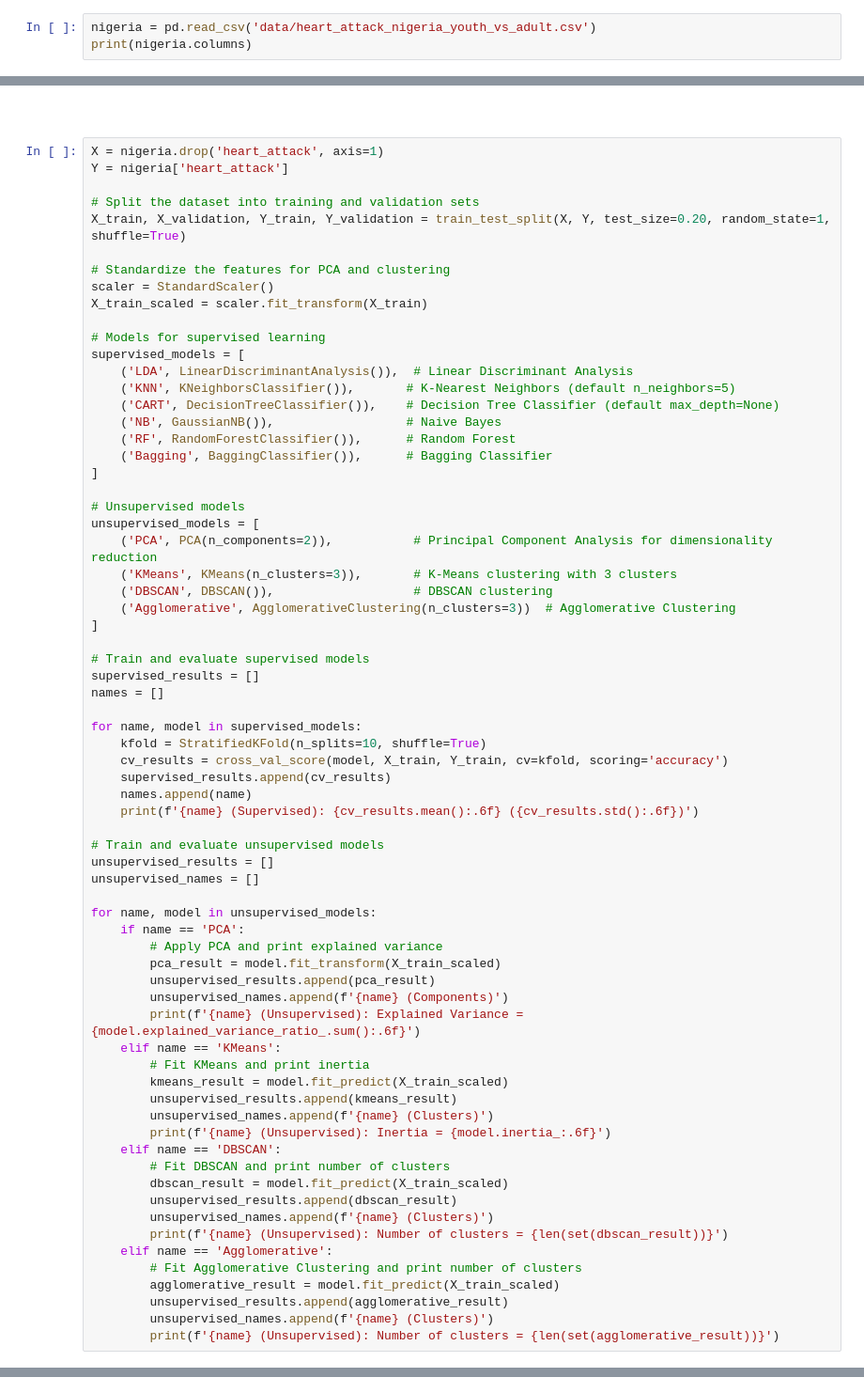
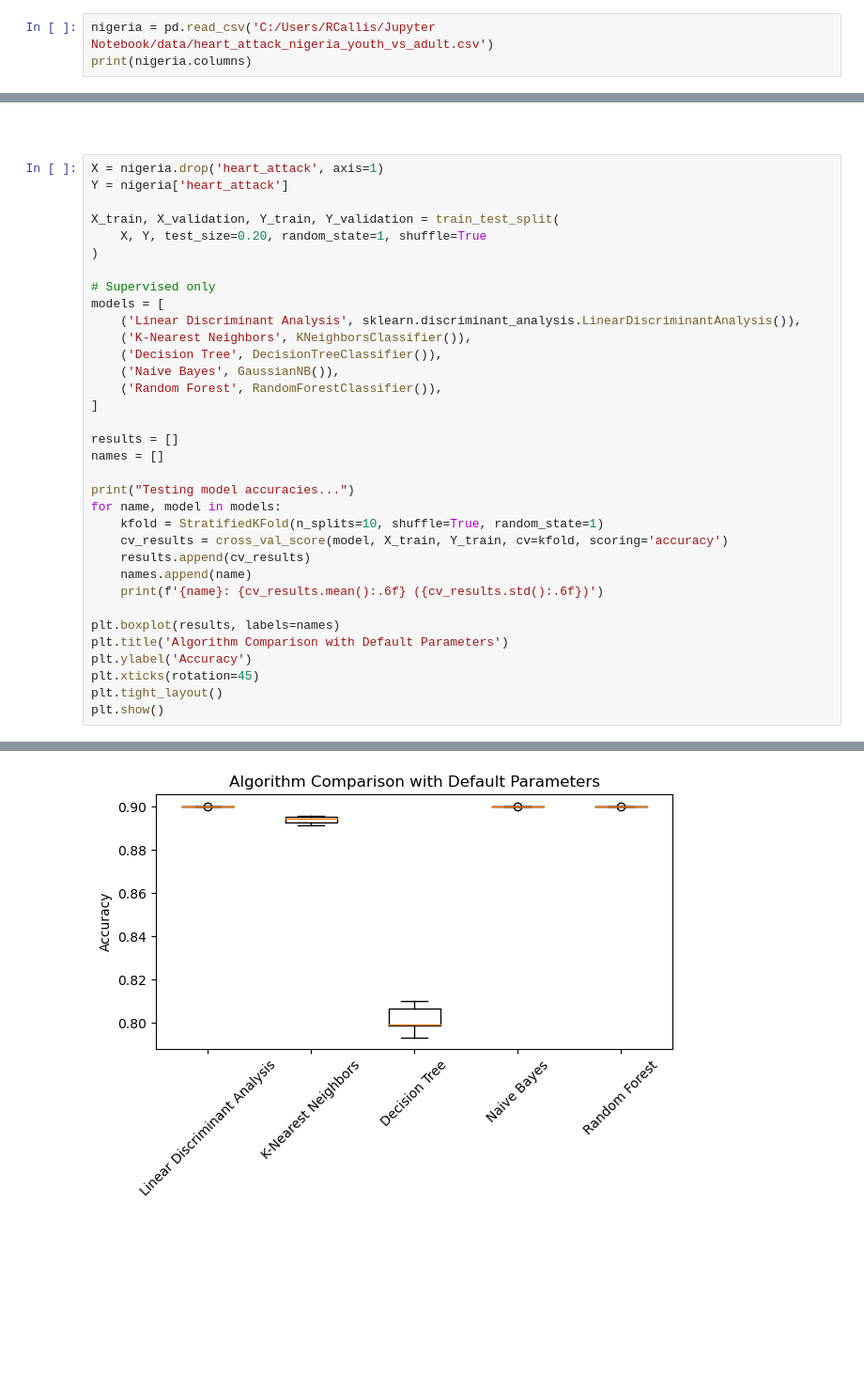
Before and after one commit to Trex504/Nigeria-Heart-Attacks, a Jupyter notebook: Data Science Final-checkpoint.ipynb, the cells around one changed output, grey strips where cells are left out. Shown at 94% size. Drawn from its saved outputs; the diff is of its cells as text; blank space fills up the shorter version.

Commit message:
Update jupyter file (ML)

```diff
--- a/Data Science Final-checkpoint.ipynb
+++ b/Data Science Final-checkpoint.ipynb
@@ -20,3 +21,3 @@ ImportError: cannot import name 'LinearDiscriminantAnalysis' from 'sklearn.linea
 # %%
-nigeria = pd.read_csv('data/heart_attack_nigeria_youth_vs_adult.csv')
+nigeria = pd.read_csv('C:/Users/RCallis/Jupyter Notebook/data/heart_attack_nigeria_youth_vs_adult.csv')
 print(nigeria.columns)
@@ -48,68 +85,34 @@ nigeria = pd.get_dummies(nigeria, drop_first=True)
 X = nigeria.drop('heart_attack', axis=1)
 Y = nigeria['heart_attack']
 
-# Split the dataset into training and validation sets
-X_train, X_validation, Y_train, Y_validation = train_test_split(X, Y, test_size=0.20, random_state=1, shuffle=True)
+X_train, X_validation, Y_train, Y_validation = train_test_split(
+    X, Y, test_size=0.20, random_state=1, shuffle=True
+)
 
-# Standardize the features for PCA and clustering
-scaler = StandardScaler()
-X_train_scaled = scaler.fit_transform(X_train)
-
-# Models for supervised learning
-supervised_models = [
-    ('LDA', LinearDiscriminantAnalysis()),  # Linear Discriminant Analysis
-    ('KNN', KNeighborsClassifier()),       # K-Nearest Neighbors (default n_neighbors=5)
-    ('CART', DecisionTreeClassifier()),    # Decision Tree Classifier (default max_depth=None)
-    ('NB', GaussianNB()),                  # Naive Bayes
-    ('RF', RandomForestClassifier()),      # Random Forest
-    ('Bagging', BaggingClassifier()),      # Bagging Classifier
+# Supervised only
+models = [
+    ('Linear Discriminant Analysis', sklearn.discriminant_analysis.LinearDiscriminantAnalysis()),
+    ('K-Nearest Neighbors', KNeighborsClassifier()),
+    ('Decision Tree', DecisionTreeClassifier()),
+    ('Naive Bayes', GaussianNB()),
+    ('Random Forest', RandomForestClassifier()),
 ]
 
-# Unsupervised models
-unsupervised_models = [
-    ('PCA', PCA(n_components=2)),           # Principal Component Analysis for dimensionality reduction
-    ('KMeans', KMeans(n_clusters=3)),       # K-Means clustering with 3 clusters
-    ('DBSCAN', DBSCAN()),                   # DBSCAN clustering
-    ('Agglomerative', AgglomerativeClustering(n_clusters=3))  # Agglomerative Clustering
-]
-
-# Train and evaluate supervised models
-supervised_results = []
+results = []
 names = []
 
-for name, model in supervised_models:
-    kfold = StratifiedKFold(n_splits=10, shuffle=True)
+print("Testing model accuracies...")
+for name, model in models:
+    kfold = StratifiedKFold(n_splits=10, shuffle=True, random_state=1)
     cv_results = cross_val_score(model, X_train, Y_train, cv=kfold, scoring='accuracy')
-    supervised_results.append(cv_results)
+    results.append(cv_results)
     names.append(name)
-    print(f'{name} (Supervised): {cv_results.mean():.6f} ({cv_results.std():.6f})')
+    print(f'{name}: {cv_results.mean():.6f} ({cv_results.std():.6f})')
 
-# Train and evaluate unsupervised models
-unsupervised_results = []
-unsupervised_names = []
-
-for name, model in unsupervised_models:
-    if name == 'PCA':
-        # Apply PCA and print explained variance
-        pca_result = model.fit_transform(X_train_scaled)
-        unsupervised_results.append(pca_result)
-        unsupervised_names.append(f'{name} (Components)')
-        print(f'{name} (Unsupervised): Explained Variance = {model.explained_variance_ratio_.sum():.6f}')
-    elif name == 'KMeans':
-        # Fit KMeans and print inertia
-        kmeans_result = model.fit_predict(X_train_scaled)
-        unsupervised_results.append(kmeans_result)
-        unsupervised_names.append(f'{name} (Clusters)')
-        print(f'{name} (Unsupervised): Inertia = {model.inertia_:.6f}')
-    elif name == 'DBSCAN':
-        # Fit DBSCAN and print number of clusters
-        dbscan_result = model.fit_predict(X_train_scaled)
-        unsupervised_results.append(dbscan_result)
-        unsupervised_names.append(f'{name} (Clusters)')
-        print(f'{name} (Unsupervised): Number of clusters = {len(set(dbscan_result))}')
-    elif name == 'Agglomerative':
-        # Fit Agglomerative Clustering and print number of clusters
-        agglomerative_result = model.fit_predict(X_train_scaled)
-        unsupervised_results.append(agglomerative_result)
-        unsupervised_names.append(f'{name} (Clusters)')
-        print(f'{name} (Unsupervised): Number of clusters = {len(set(agglomerative_result))}')
+plt.boxplot(results, labels=names)
+plt.title('Algorithm Comparison with Default Parameters')
+plt.ylabel('Accuracy')
+plt.xticks(rotation=45)
+plt.tight_layout()
+plt.show()
+# %% [output]
@@ -115,0 +125 @@ for name, model in unsupervised_models:
+[figure, added]
```
Also changed, not shown: parts of 12 cells of this notebook.
